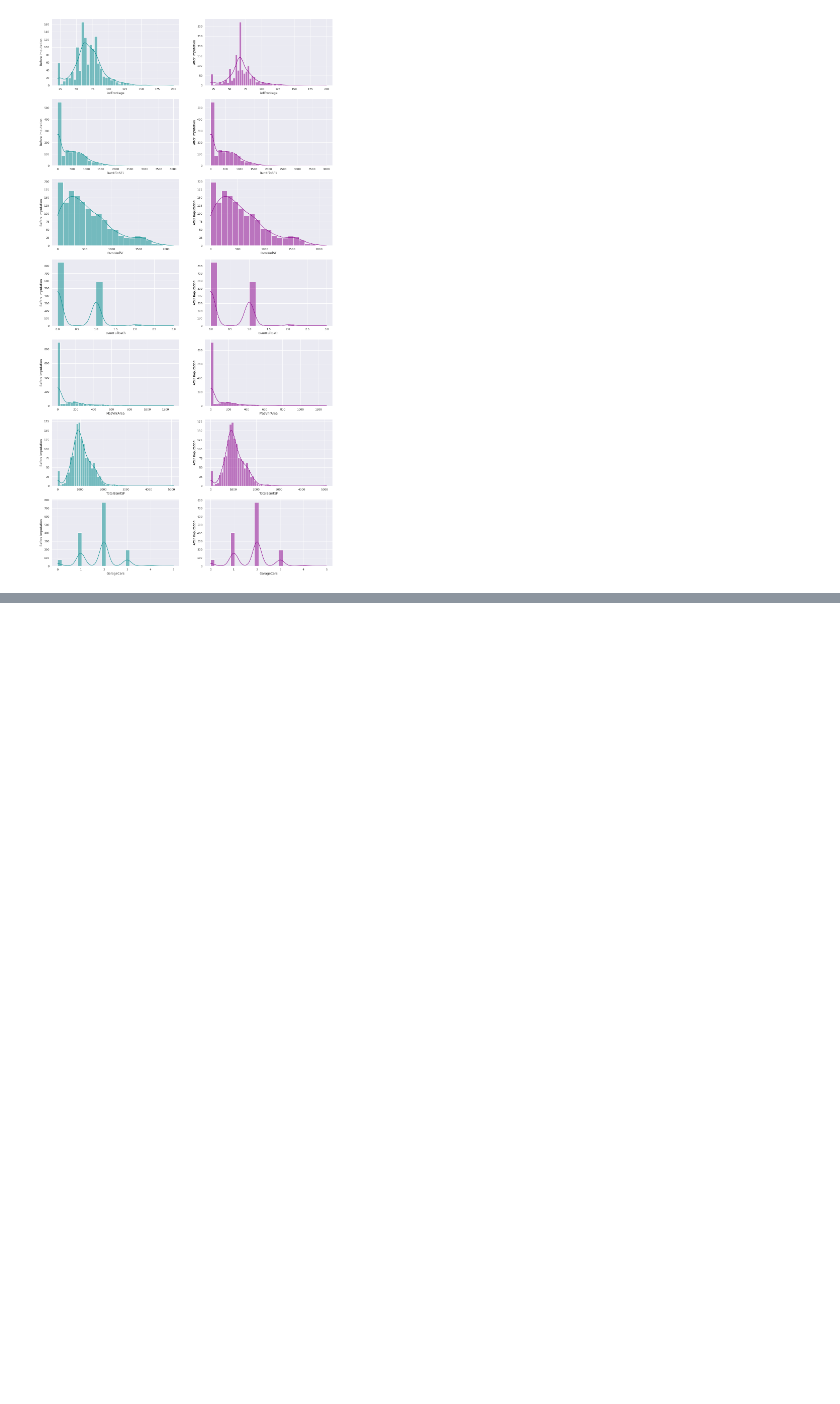
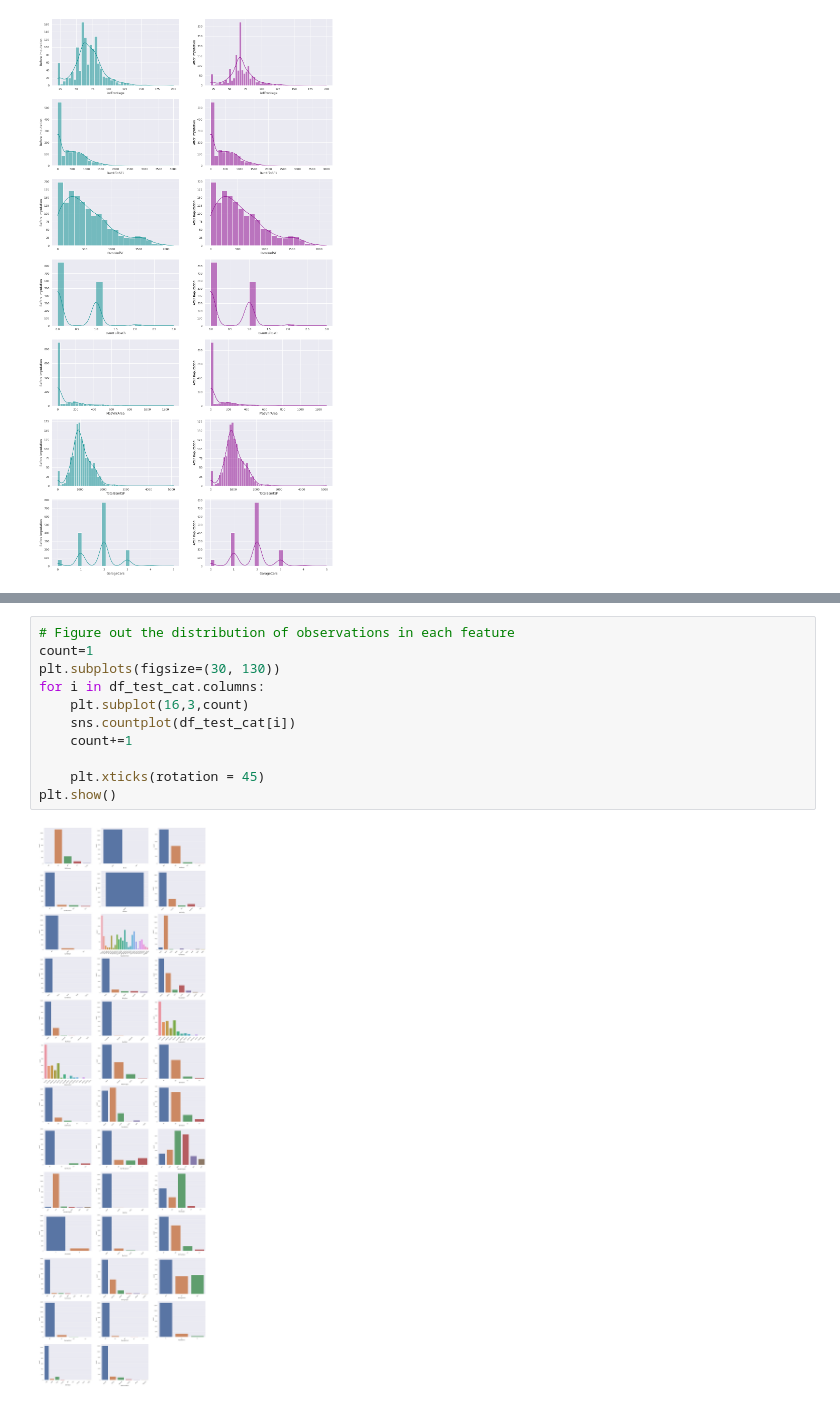
Before and after one commit to gowriks12/Kaggle-competition, a Jupyter notebook: house-price-prediction.ipynb, the cells around one changed output, grey strips where cells are left out. Drawn from its saved outputs; the diff is of its cells as text; blank space fills up the shorter version.

```diff
--- a/house-price-prediction.ipynb
+++ b/house-price-prediction.ipynb
@@ -330,0 +517,13 @@ df_test_impute.drop('LotFrontage', axis=1, inplace=True)
+# %%
+# Figure out the distribution of observations in each feature
+count=1
+plt.subplots(figsize=(30, 130))
+for i in df_test_cat.columns:
+    plt.subplot(16,3,count)
+    sns.countplot(df_test_cat[i])
+    count+=1
+
+    plt.xticks(rotation = 45)
+plt.show()
+# %% [output]
+[figure, added]
```
Also changed, not shown: parts of 55 cells of this notebook.
